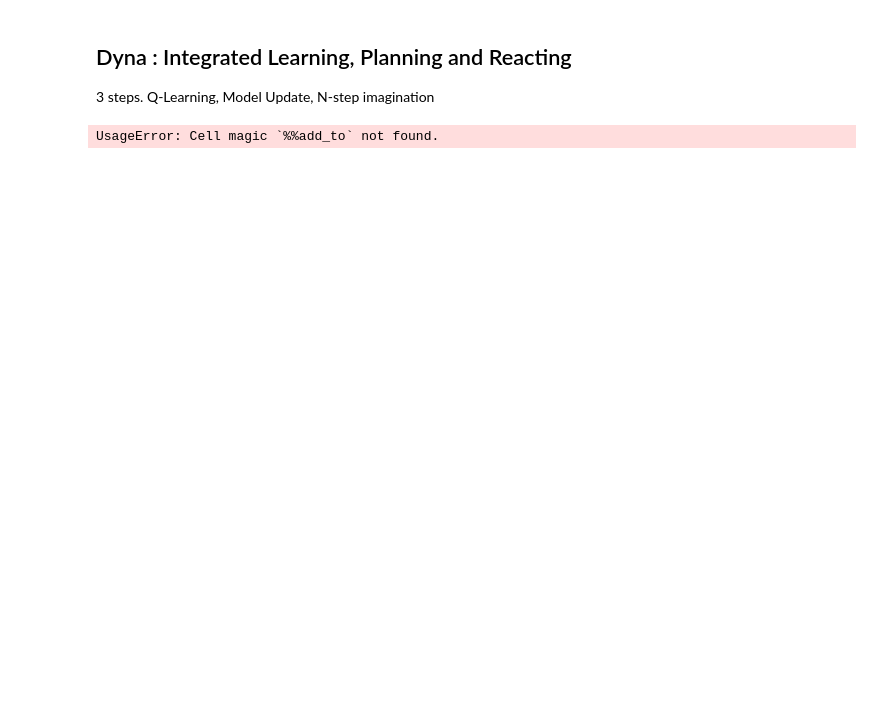
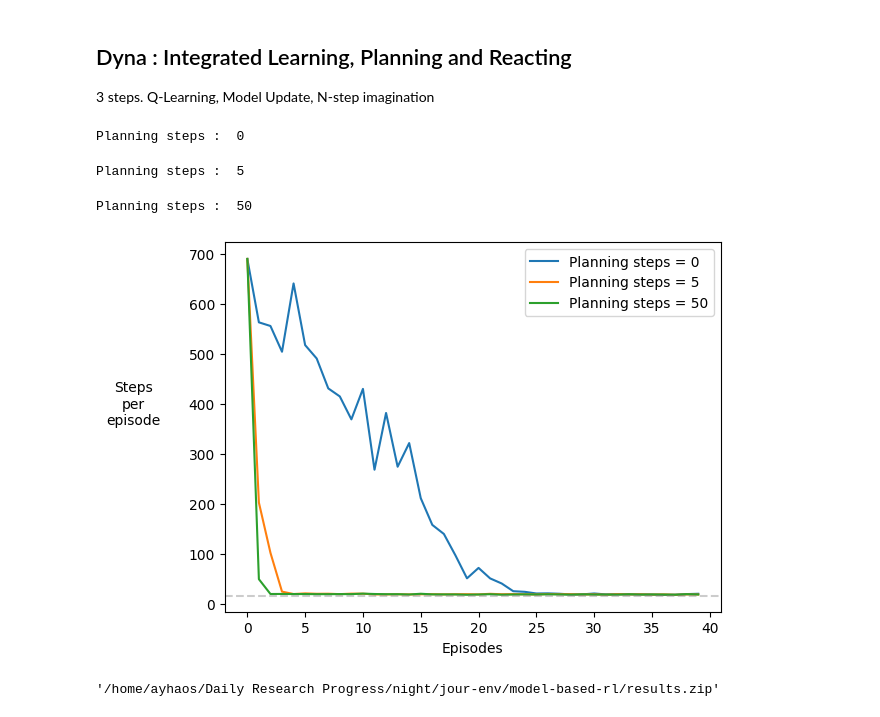
Before and after one commit to Ayush8120/jour-env, a Jupyter notebook: model-based-rl/dyna.ipynb, the cells around one changed output. Cells and saved outputs as stored; diff of their text form; code cells hidden in the pictures; blank space fills up the shorter version.

Commit message:
DynaQ, DynaQ+ finished!

```diff
--- a/model-based-rl/dyna.ipynb
+++ b/model-based-rl/dyna.ipynb
@@ -61,36 +145,0 @@ def update_model(self, past_state, past_action, state, reward):
-# %%
-def planning_step(self):
-    """performs planning, i.e. indirect RL.
-
-    Args:
-        None
-    Returns:
-        Nothing
-    """
-
-    # The indirect RL step:
-    # - Choose a state and action from the set of experiences that are stored in the model. (~2 lines)
-    # - Query the model with this state-action pair for the predicted next state and reward.(~1 line)
-    # - Update the action values with this simulated experience.                            (2~4 lines)
-    # - Repeat for the required number of planning steps.
-    #
-    # Note that the update equation is different for terminal and non-terminal transitions.
-    # To differentiate between a terminal and a non-terminal next state, assume that the model stores
-    # the terminal state as a dummy state like -1
-    #
-    # Important: remember you have a random number generator 'planning_rand_generator' as
-    #     a part of the class which you need to use as self.planning_rand_generator.choice()
-    #     For the sake of reproducibility and grading, *do not* use anything else like
-    #     np.random.choice() for performing search control.
-
-    for _ in range(self.planning_step):
-        chosen_state = self.planning_rand_generator.choice(self.model.keys())
-        chosen_action = self.planning_rand_generator.choice(self.model[chosen_state].keys())
-        next_st, rew = self.model[chosen_state][chosen_action]
-
-        if next_st != -1:
-            self.q_values[chosen_state][chosen_action]  += self.step_size *(rew + self.gamma* np.max(self.q_values[next_st])  - self.q_values[chosen_state][chosen_action])
-        else:
-            self.q_values[chosen_state][chosen_action]  += self.step_size *(rew - self.q_values[chosen_state][chosen_action])
-# %% [output]
-UsageError: Cell magic `%%add_to` not found.
@@ -119,0 +210,33 @@ def agent_end(self,reward):
+# %%
+# Experiment parameters
+experiment_parameters = {
+    "num_runs" : 30,                     # The number of times we run the experiment
+    "num_episodes" : 40,                 # The number of episodes per experiment
+}
+
+# Environment parameters
+environment_parameters = {
+    "discount": 0.95,
+}
+
+# Agent parameters
+agent_parameters = {
+    "num_states" : 54,
+    "num_actions" : 4,
+    "epsilon": 0.1,
+    "step_size" : 0.125,
+    "planning_steps" : [0, 5, 50]       # The list of planning_steps we want to try
+}
+
+current_env = ShortcutMazeEnvironment   # The environment
+current_agent = DynaQAgent              # The agent
+
+run_experiment(current_env, current_agent, environment_parameters, agent_parameters, experiment_parameters)
+plot_steps_per_episode('results/Dyna-Q_planning_steps.npy')
+shutil.make_archive('results', 'zip', 'results')
+# %% [output]
+Planning steps :  0
+Planning steps :  5
+Planning steps :  50
+[figure, added]
+'/home/ayhaos/Daily Research Progress/night/jour-env/model-based-rl/results.zip'
```
Also changed, not shown: parts of 14 cells of this notebook.
